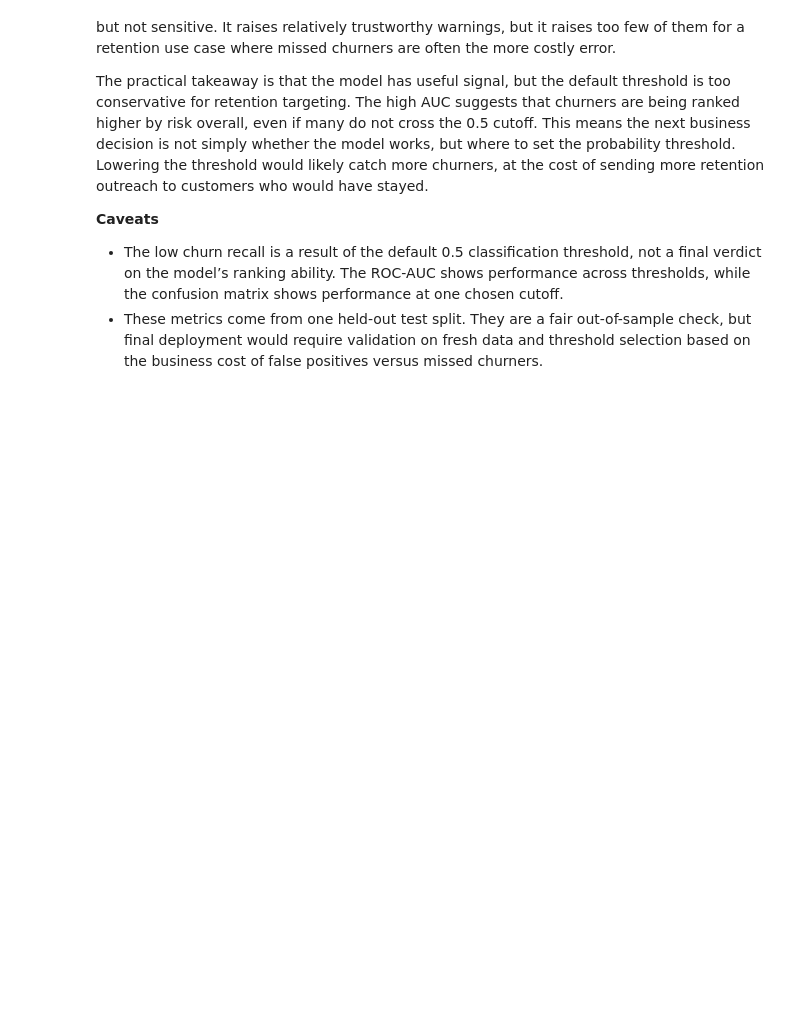
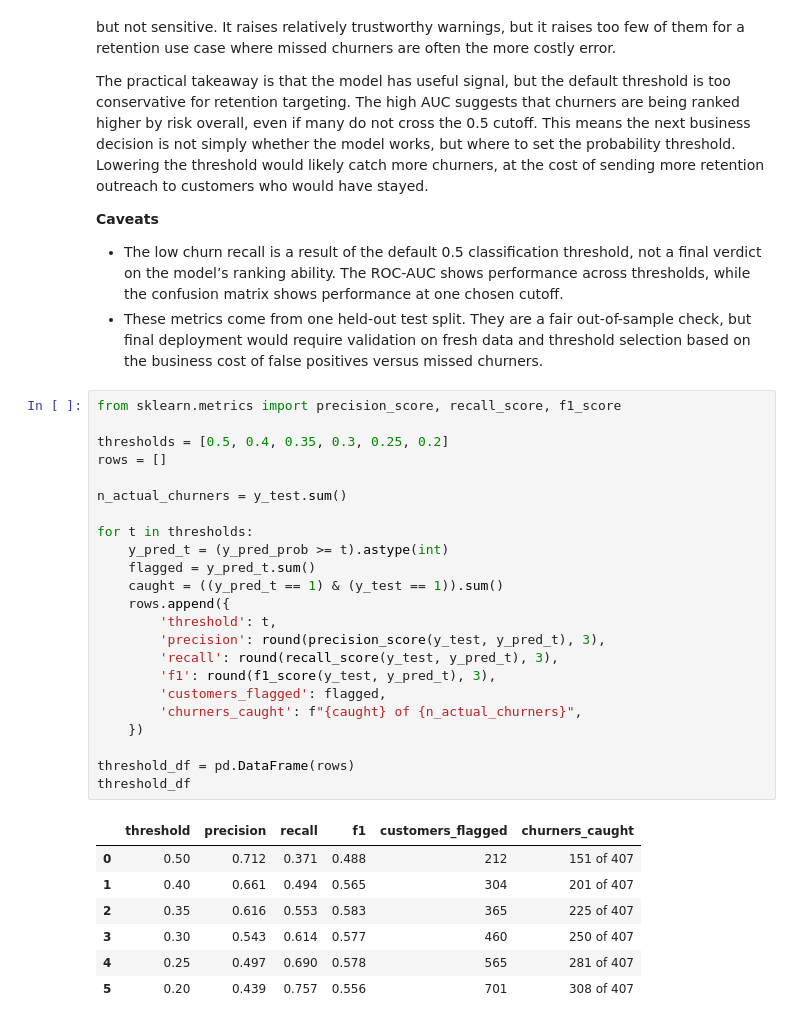
Before and after one commit to szymon-pasieka/bank-churn-analysis, a Jupyter notebook: 02_modeling.ipynb, the cells around one changed output. Drawn from its saved outputs; the diff is of its cells as text; blank space fills up the shorter version.

```diff
--- a/02_modeling.ipynb
+++ b/02_modeling.ipynb
@@ -277,3 +277,34 @@ The practical takeaway is that the model has useful signal, but the default thre
 
 * The low churn recall is a result of the default 0.5 classification threshold, not a final verdict on the model’s ranking ability. The ROC-AUC shows performance across thresholds, while the confusion matrix shows performance at one chosen cutoff.
 * These metrics come from one held-out test split. They are a fair out-of-sample check, but final deployment would require validation on fresh data and threshold selection based on the business cost of false positives versus missed churners.
+# %%
+from sklearn.metrics import precision_score, recall_score, f1_score
+
+thresholds = [0.5, 0.4, 0.35, 0.3, 0.25, 0.2]
+rows = []
+
+n_actual_churners = y_test.sum()
+
+for t in thresholds:
+    y_pred_t = (y_pred_prob >= t).astype(int)
+    flagged = y_pred_t.sum()
+    caught = ((y_pred_t == 1) & (y_test == 1)).sum()
+    rows.append({
+        'threshold': t,
+        'precision': round(precision_score(y_test, y_pred_t), 3),
+        'recall': round(recall_score(y_test, y_pred_t), 3),
+        'f1': round(f1_score(y_test, y_pred_t), 3),
+        'customers_flagged': flagged,
+        'churners_caught': f"{caught} of {n_actual_churners}",
+    })
+
+threshold_df = pd.DataFrame(rows)
+threshold_df
+# %% [output]
+|  | threshold | precision | recall | f1 | customers_flagged | churners_caught |
+| 0 | 0.50 | 0.712 | 0.371 | 0.488 | 212 | 151 of 407 |
+| 1 | 0.40 | 0.661 | 0.494 | 0.565 | 304 | 201 of 407 |
+| 2 | 0.35 | 0.616 | 0.553 | 0.583 | 365 | 225 of 407 |
+| 3 | 0.30 | 0.543 | 0.614 | 0.577 | 460 | 250 of 407 |
+| 4 | 0.25 | 0.497 | 0.690 | 0.578 | 565 | 281 of 407 |
+| 5 | 0.20 | 0.439 | 0.757 | 0.556 | 701 | 308 of 407 |
```
Also changed, not shown: parts of 5 cells of this notebook.
